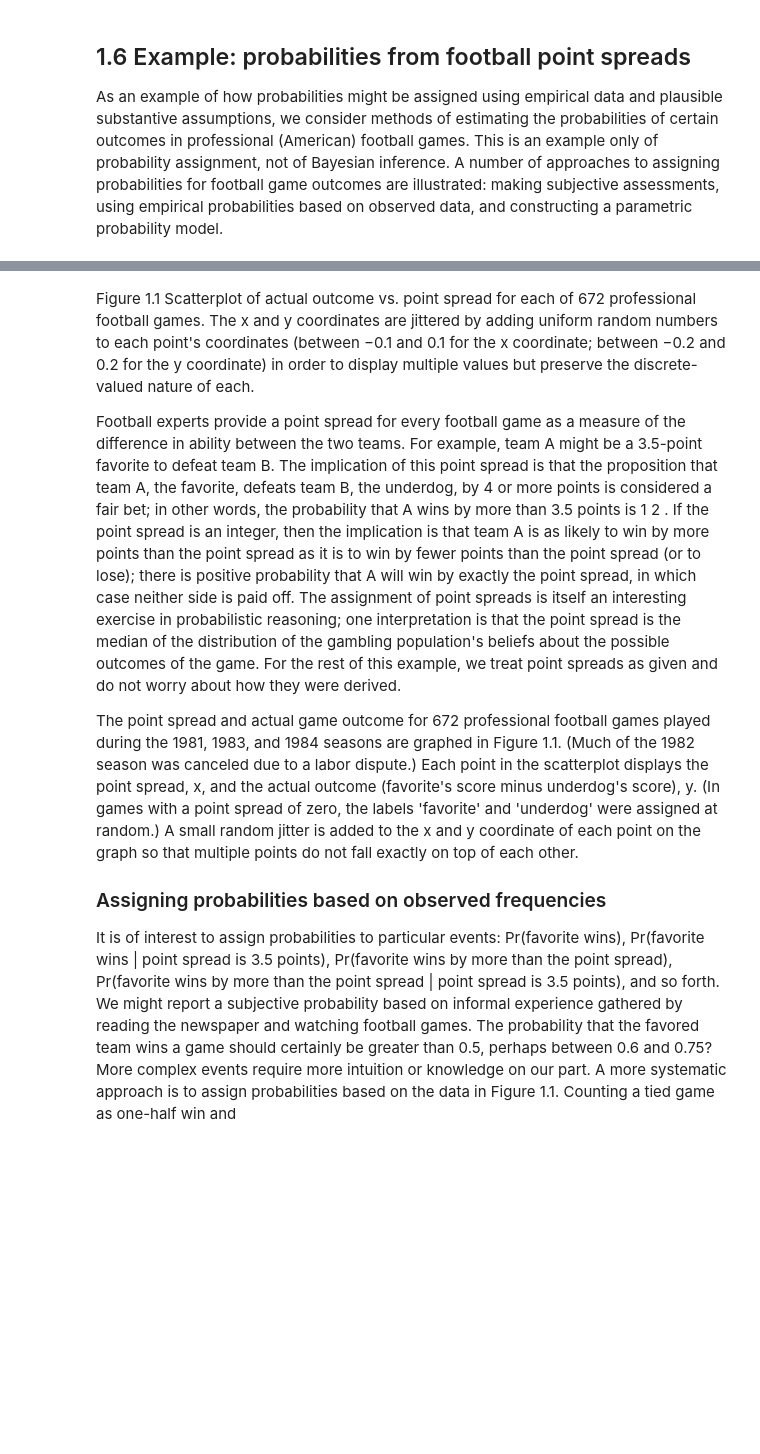
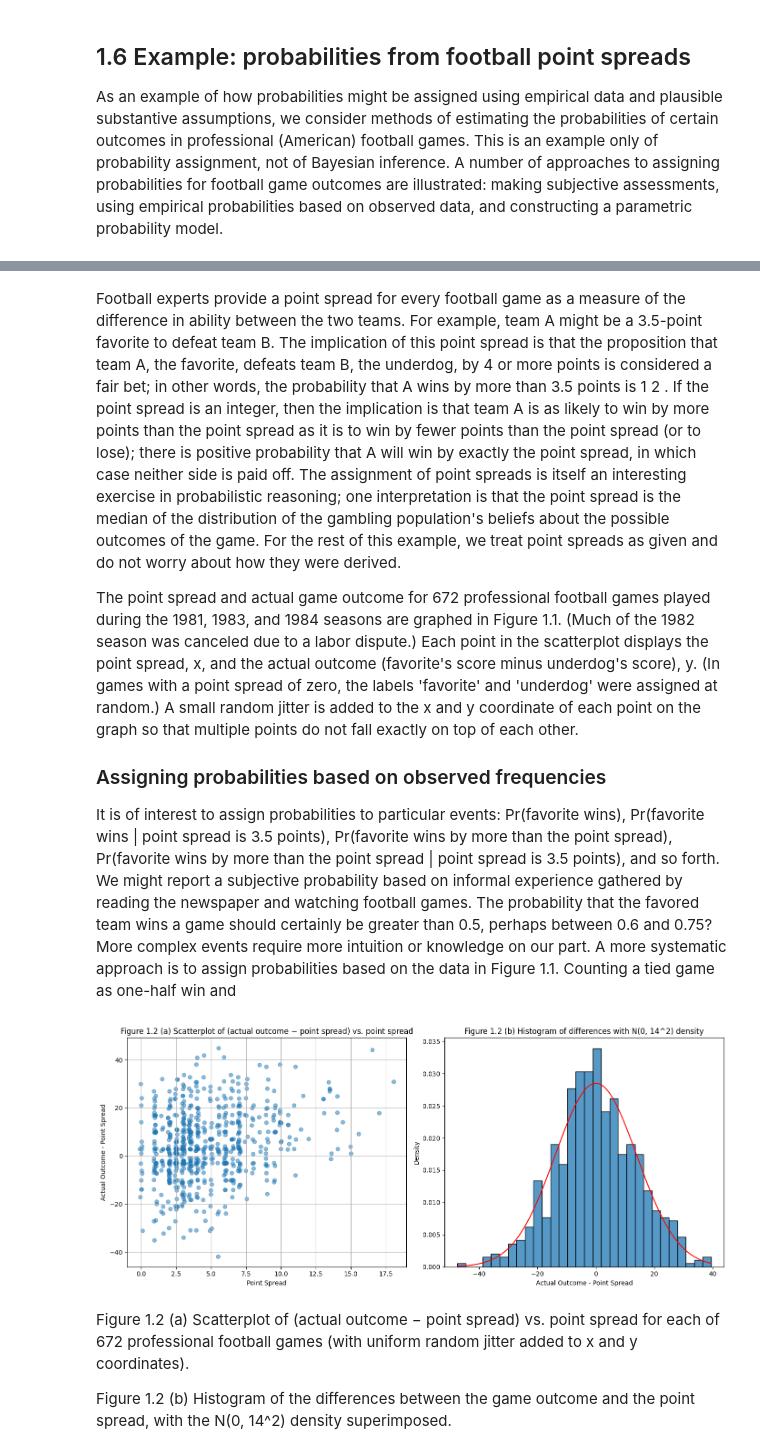
Before and after one commit to Posterior-ia/pymc_experiments, a Jupyter notebook: notebooks/Bayesian_Data_Analysis-Andrew_Gelman/cap1.ipynb, the cells around one changed output, grey strips where cells are left out. Drawn from its saved outputs; the diff is of its cells as text; code cells hidden in the pictures; blank space fills up the shorter version.

```diff
--- a/notebooks/Bayesian_Data_Analysis-Andrew_Gelman/cap1.ipynb
+++ b/notebooks/Bayesian_Data_Analysis-Andrew_Gelman/cap1.ipynb
@@ -102,7 +121,4 @@ Figura 1.1: Diagrama de dispersión del resultado real vs. el spread de puntos p
 # %% [markdown]
-<p>Figure 1.1 Scatterplot of actual outcome vs. point spread for each of 672 professional football games. The x and y coordinates are jittered by adding uniform random numbers to each point's coordinates (between −0.1 and 0.1 for the x coordinate; between −0.2 and 0.2 for the y coordinate) in order to display multiple values but preserve the discrete-valued nature of each.</p>
-
-
 <p>Football experts provide a point spread for every football game as a measure of the difference in ability between the two teams. For example, team A might be a 3.5-point favorite to defeat team B. The implication of this point spread is that the proposition that team A, the favorite, defeats team B, the underdog, by 4 or more points is considered a fair bet; in other words, the probability that A wins by more than 3.5 points is 1 2 . If the point spread is an integer, then the implication is that team A is as likely to win by more points than the point spread as it is to win by fewer points than the point spread (or to lose); there is positive probability that A will win by exactly the point spread, in which case neither side is paid off. The assignment of point spreads is itself an interesting exercise in probabilistic reasoning; one interpretation is that the point spread is the median of the distribution of the gambling population's beliefs about the possible outcomes of the game. For the rest of this example, we treat point spreads as given and do not worry about how they were derived.</p>
 
 <p>The point spread and actual game outcome for 672 professional football games played during the 1981, 1983, and 1984 seasons are graphed in Figure 1.1. (Much of the 1982 season was canceled due to a labor dispute.) Each point in the scatterplot displays the point spread, x, and the actual outcome (favorite's score minus underdog's score), y. (In games with a point spread of zero, the labels 'favorite' and 'underdog' were assigned at random.) A small random jitter is added to the x and y coordinate of each point on the graph so that multiple points do not fall exactly on top of each other.</p>
@@ -110,4 +126,48 @@ Figura 1.1: Diagrama de dispersión del resultado real vs. el spread de puntos p
 ### Assigning probabilities based on observed frequencies
 
 <p>It is of interest to assign probabilities to particular events: Pr(favorite wins), Pr(favorite wins | point spread is 3.5 points), Pr(favorite wins by more than the point spread), Pr(favorite wins by more than the point spread | point spread is 3.5 points), and so forth. We might report a subjective probability based on informal experience gathered by reading the newspaper and watching football games. The probability that the favored team wins a game should certainly be greater than 0.5, perhaps between 0.6 and 0.75? More complex events require more intuition or knowledge on our part. A more systematic approach is to assign probabilities based on the data in Figure 1.1. Counting a tied game as one-half win and</p>
+# %%
+import seaborn as sns
+x = df['spread']
+y = df['favorite'] - df['underdog']
+
+# Añadir jitter
+x_jittered = x + np.random.uniform(-0.1, 0.1, size=len(x))
+y_jittered = y + np.random.uniform(-0.2, 0.2, size=len(y))
+
+# Diferencias para el histograma
+differences = y - x
+
+# Crear la figura y los subgráficos
+fig, axes = plt.subplots(1, 2, figsize=(14, 6))
+
+# Scatterplot
+axes[0].scatter(x_jittered, y_jittered, alpha=0.5)
+axes[0].set_xlabel('Point Spread')
+axes[0].set_ylabel('Actual Outcome - Point Spread')
+axes[0].set_title('Figure 1.2 (a) Scatterplot of (actual outcome − point spread) vs. point spread')
+axes[0].grid(True)
+
+# Histograma con la distribución normal superpuesta
+sns.histplot(differences, kde=False, ax=axes[1], stat="density", bins=30)
+x_vals = np.linspace(min(differences), max(differences), 100)
+y_vals = (1 / (14 * np.sqrt(2 * np.pi))) * np.exp(-0.5 * (x_vals / 14) ** 2)
+axes[1].plot(x_vals, y_vals, color='red')
+axes[1].set_xlabel('Actual Outcome - Point Spread')
+axes[1].set_ylabel('Density')
+axes[1].set_title('Figure 1.2 (b) Histogram of differences with N(0, 14^2) density')
+
+plt.tight_layout()
+plt.show()
+
+# Descripción de la figura
+description = """
+<p>Figure 1.2 (a) Scatterplot of (actual outcome − point spread) vs. point spread for each of 672 professional football games (with uniform random jitter added to x and y coordinates).</p>
+<p>Figure 1.2 (b) Histogram of the differences between the game outcome and the point spread, with the N(0, 14^2) density superimposed.</p>
+"""
+display(HTML(description))
+# %% [output]
+[figure, added]
+Figure 1.2 (a) Scatterplot of (actual outcome − point spread) vs. point spread for each of 672 professional football games (with uniform random jitter added to x and y coordinates).
+Figure 1.2 (b) Histogram of the differences between the game outcome and the point spread, with the N(0, 14^2) density superimposed.
 # %% [markdown]
```
Also changed, not shown: parts of 30 cells of this notebook.
